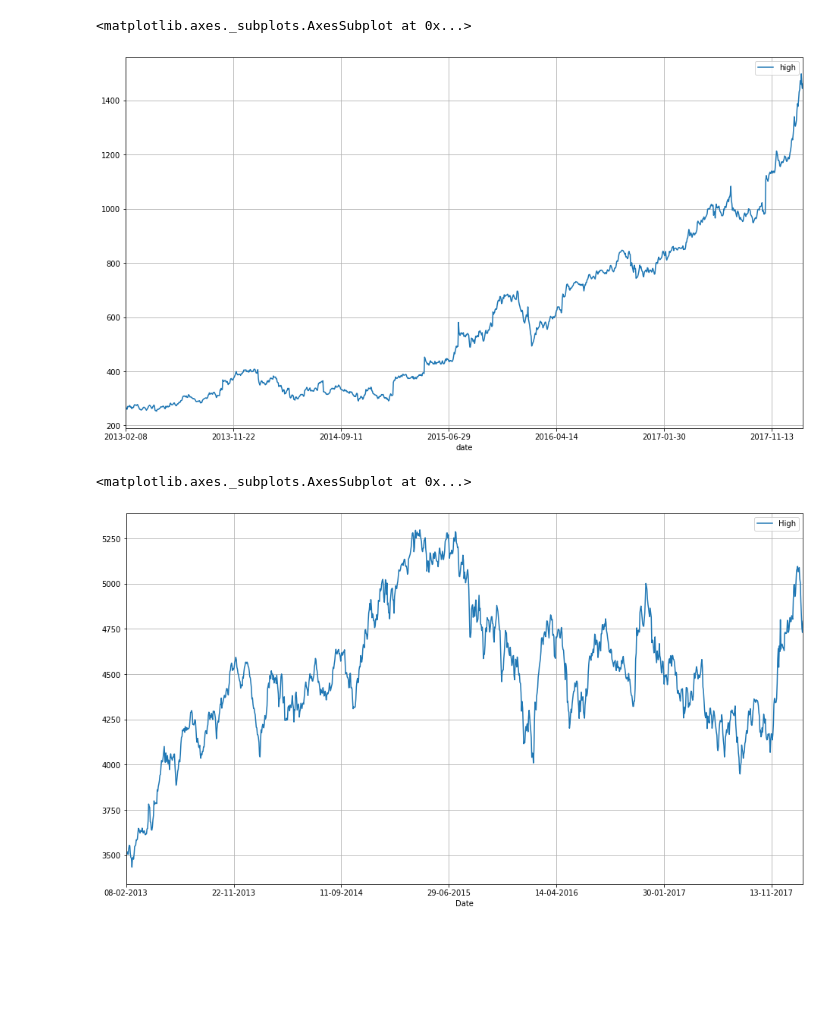
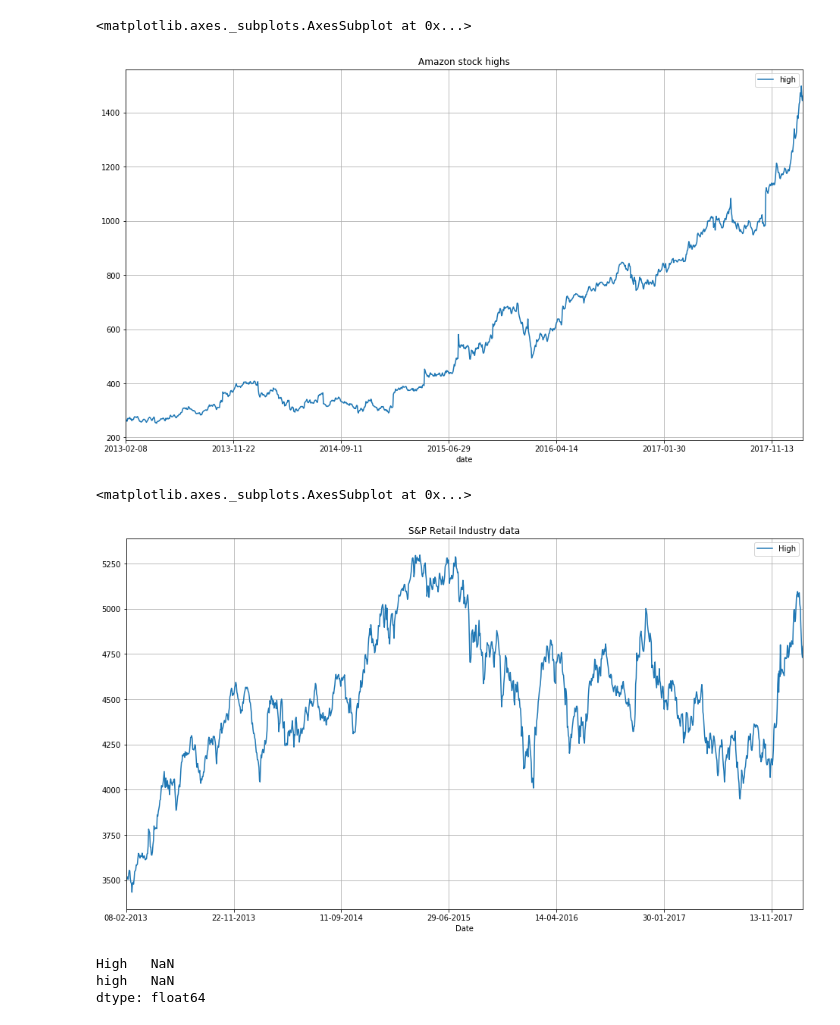
Before and after one commit to AjayZinngg/Exploratory-data-analysis-S-P, a Jupyter notebook: EDA.ipynb, the cells around one changed output. Drawn from its saved outputs; the diff is of its cells as text; code cells hidden in the pictures; blank space fills up the shorter version.

```diff
--- a/EDA.ipynb
+++ b/EDA.ipynb
@@ -11,7 +12,7 @@ import seaborn as sns #more plots
 # %%
 df = pd.read_csv('all_stocks_5yr.csv', usecols = ['date', 'high', 'Name'])
 # %%
-df2 = pd.read_csv('S&P Retail Select Industry Historical Data.csv', usecols = ['Date', 'High', ])
+df2 = pd.read_csv('S&P Retail Select Industry Historical Data.csv', usecols = ['Date', 'High'])
 # %%
 cond = {'Name' : 'AMZN'}
 # %%
@@ -19,12 +22,10 @@ df.loc[df.Name==cond['Name'], ['date', 'high', 'Name']];
 # %%
-df.loc[df.Name==cond['Name'], ['date', 'high']].plot(x='date', y='high', figsize=(16,9), grid=True)
+amzn_data.plot(x='date', y='high', figsize=(16,9), grid=True, title="Amazon stock highs")
 # %% [output]
 <matplotlib.axes._subplots.AxesSubplot at 0x...>
-[figure, old version]
+[figure, new version]
-# %%
-df2 = pd.read_csv('S&P Retail Select Industry Historical Data.csv', usecols = ['Date', 'High', ])
 # %%
-df2.plot(x='Date', y='High', figsize=(16,9), grid=True)
+df2.plot(x='Date', y='High', figsize=(16,9), grid=True, title="S&P Retail Industry data")
 # %% [output]
 <matplotlib.axes._subplots.AxesSubplot at 0x...>
-[figure, old version]
+[figure, new version]
@@ -30,0 +66,6 @@ df2.plot(x='Date', y='High', figsize=(16,9), grid=True)
+# %%
+amzn_data_t.corrwith(df2)
+# %% [output]
+High   NaN
+high   NaN
+dtype: float64
```
Also changed, not shown: parts of 5 cells of this notebook.
